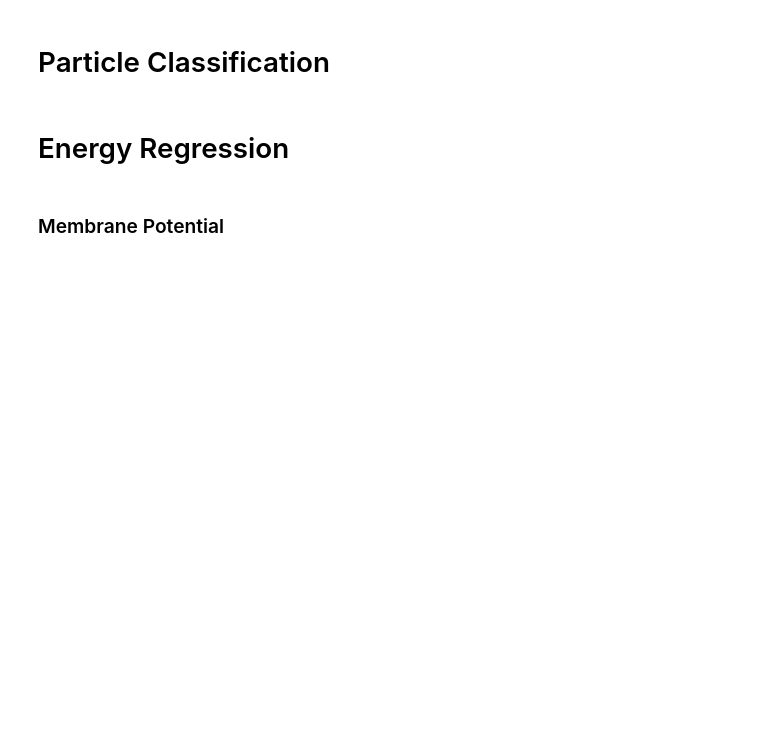
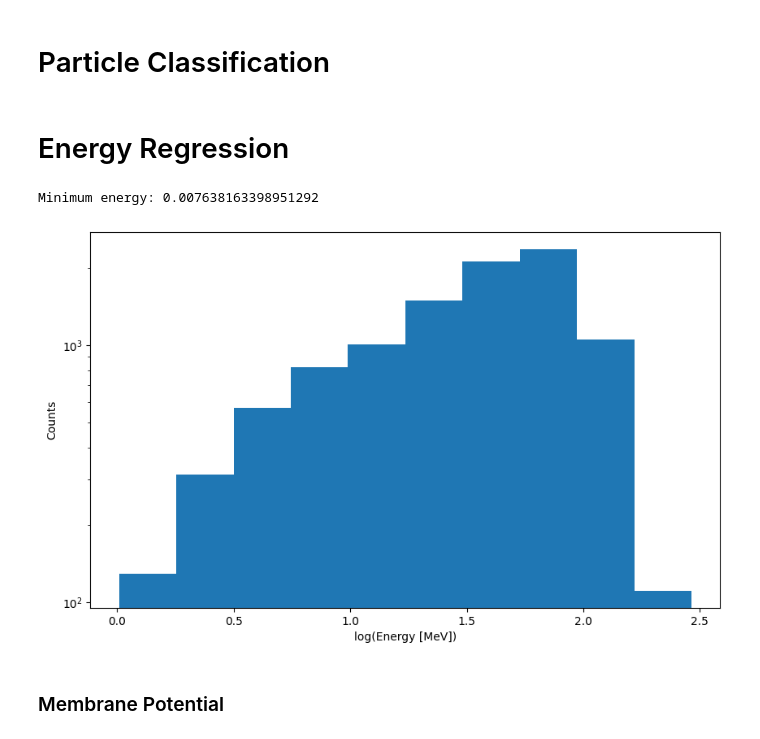
Before and after one commit to enlupi/SNN-Cal, a Jupyter notebook: SNN/SNN.ipynb, the cells around one changed output. Drawn from its saved outputs; the diff is of its cells as text; code cells hidden in the pictures; blank space fills up the shorter version.

```diff
--- a/SNN/SNN.ipynb
+++ b/SNN/SNN.ipynb
@@ -346,13 +337,23 @@ test_load  = DataLoader(data_test[:(len(data_test)//batch_size)*batch_size],   b
+# %%
+dataset = ds.build_dataset("../Data/PrimaryOnly/", max_files=100, primary_only=True, target="energy",
+                           transform=lambda x: (x[0], ds.to_tensor_and_dtype(np.log10(x[1])-2, torch.float32)))
+
+mask = [((d[0] != 0).any() and d[1] > 0).item()  and i < 10000  for i, d in enumerate(dataset)]
+dataset = dataset[mask]
+train_dataset, test_dataset, val_dataset = ds.build_loaders(dataset, (0.7, 0.15), shuffle=True, num_workers=0)
 # %%
-energies = ((np.array([d[1] for d in data_train])))
+energies = ((np.array([d[1] for d in dataset])))
 
 fig = plt.figure(facecolor="w", figsize=(10, 6))
 plt.xlabel("log(Energy [MeV])")
 plt.ylabel("Counts")
 plt.yscale("log")
 plt.hist(energies)
 
 print(f"Minimum energy: {min(energies)}")
+# %% [output]
+Minimum energy: 0.007638163398951292
+[figure, added]
 # %%
 net_desc_regression = {
     "layers" : [100, 200, 1],
```
Also changed, not shown: parts of 11 cells of this notebook, 2 other files.
